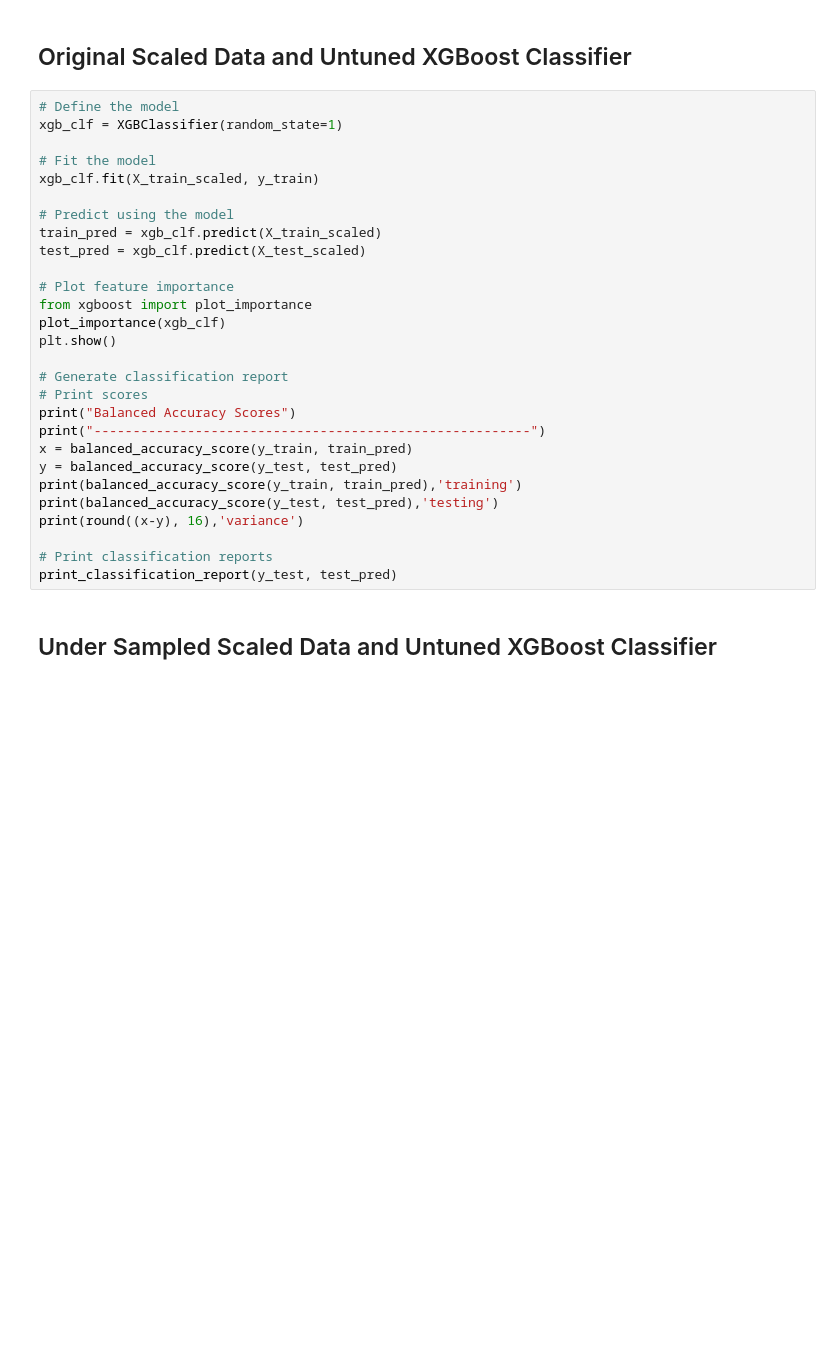
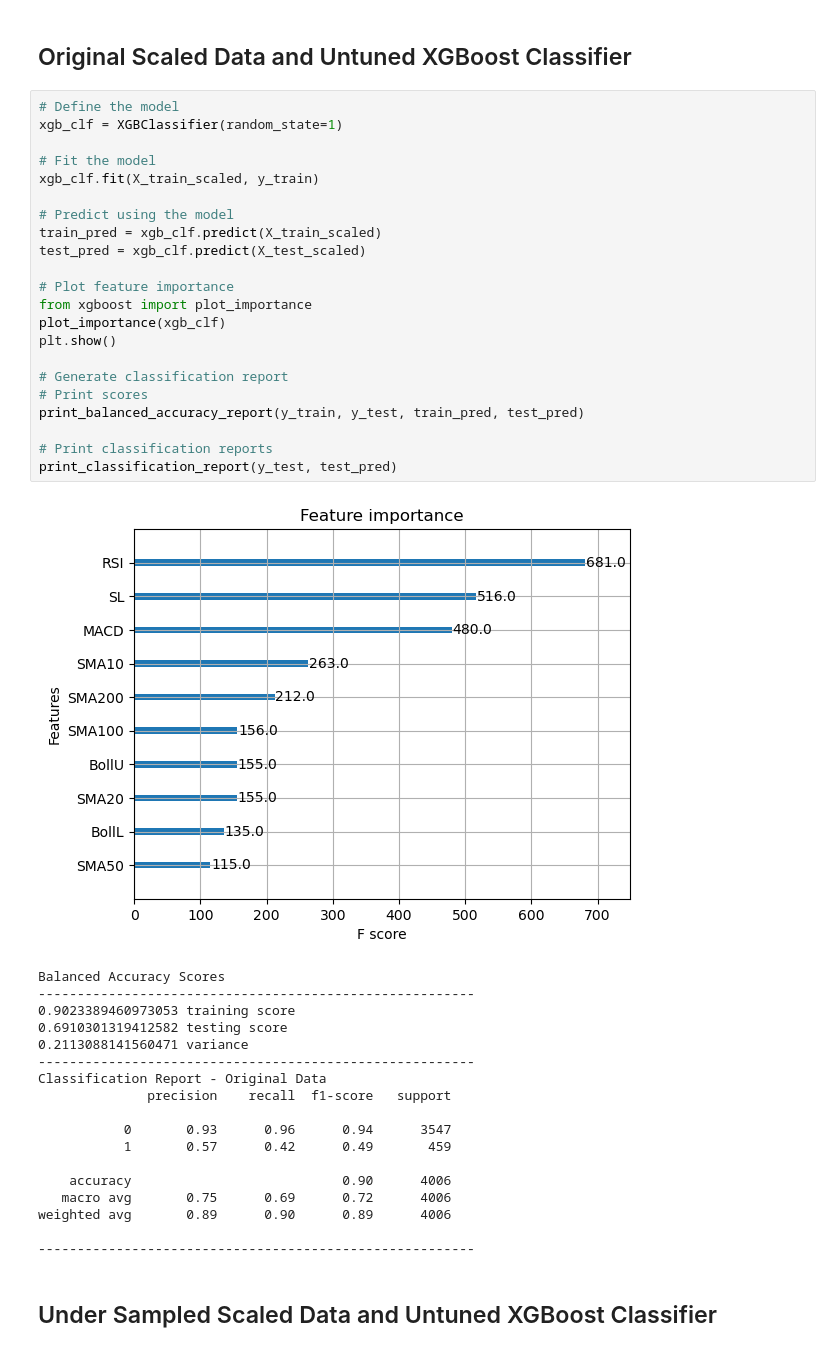
Before and after one commit to pkschrank/group-project-2, a Jupyter notebook: group_project_2.ipynb, the cells around one changed output. Drawn from its saved outputs; the diff is of its cells as text; blank space fills up the shorter version.

Commit message:
utilize balanced report helper function

```diff
--- a/group_project_2.ipynb
+++ b/group_project_2.ipynb
@@ -302,31 +400,44 @@ print_classification_report(y_test, test_pred)
 # %%
 # Define the model
 xgb_clf = XGBClassifier(random_state=1)
 
 # Fit the model
 xgb_clf.fit(X_train_scaled, y_train)
 
 # Predict using the model
 train_pred = xgb_clf.predict(X_train_scaled)
 test_pred = xgb_clf.predict(X_test_scaled)
 
 # Plot feature importance
 from xgboost import plot_importance
 plot_importance(xgb_clf)
 plt.show()
 
 # Generate classification report
 # Print scores
-print("Balanced Accuracy Scores")
-print("--------------------------------------------------------")
-x = balanced_accuracy_score(y_train, train_pred)
-y = balanced_accuracy_score(y_test, test_pred)
-print(balanced_accuracy_score(y_train, train_pred),'training')
-print(balanced_accuracy_score(y_test, test_pred),'testing')
-print(round((x-y), 16),'variance')
+print_balanced_accuracy_report(y_train, y_test, train_pred, test_pred)
 
 # Print classification reports
 print_classification_report(y_test, test_pred)
+# %% [output]
+[figure, added]
+Balanced Accuracy Scores
+--------------------------------------------------------
+0.9023389460973053 training score
+0.6910301319412582 testing score
+0.2113088141560471 variance
+--------------------------------------------------------
+Classification Report - Original Data
+              precision    recall  f1-score   support
+
+           0       0.93      0.96      0.94      3547
+           1       0.57      0.42      0.49       459
+
+    accuracy                           0.90      4006
+   macro avg       0.75      0.69      0.72      4006
+weighted avg       0.89      0.90      0.89      4006
+
+--------------------------------------------------------
 # %% [markdown]
 ## Under Sampled Scaled Data and Untuned XGBoost Classifier
 # %%
```
Also changed, not shown: parts of 50 cells of this notebook, 1 other file.
